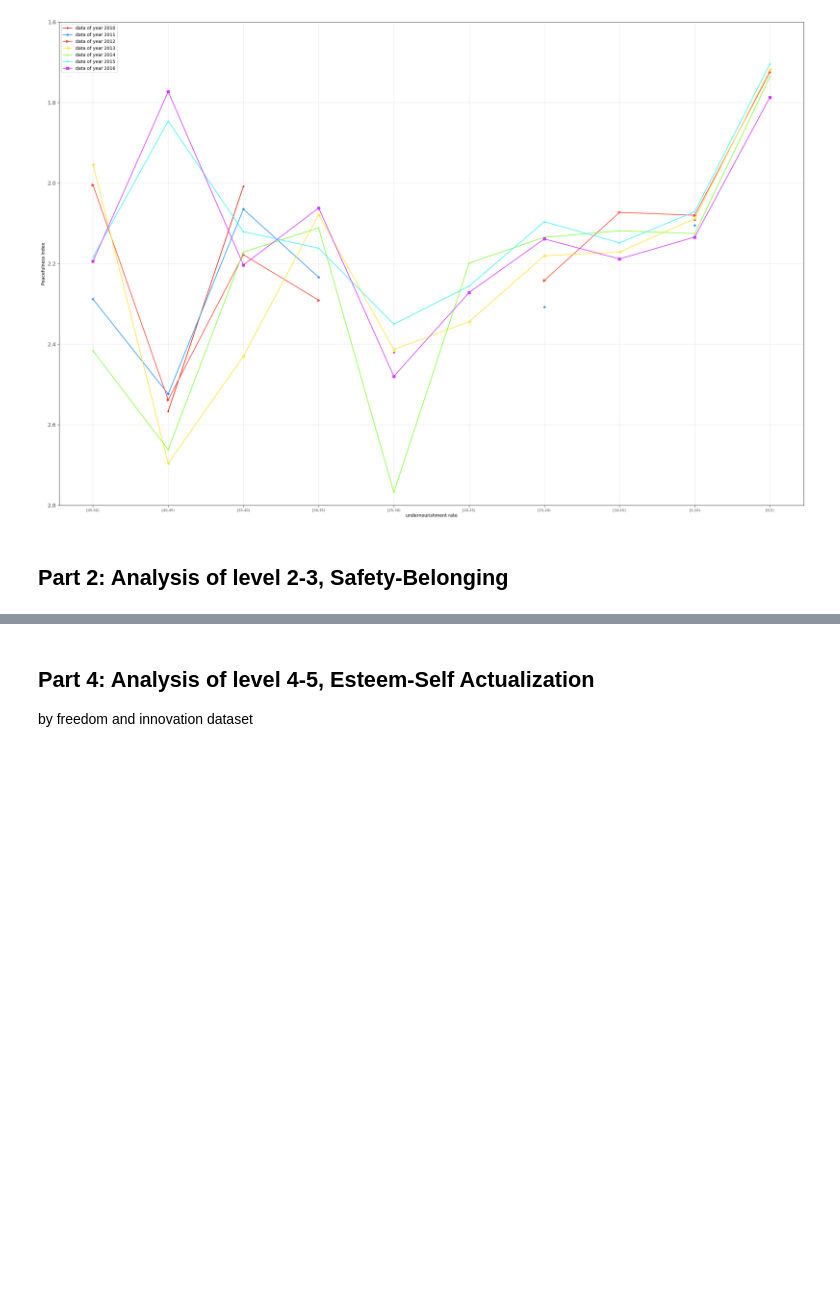
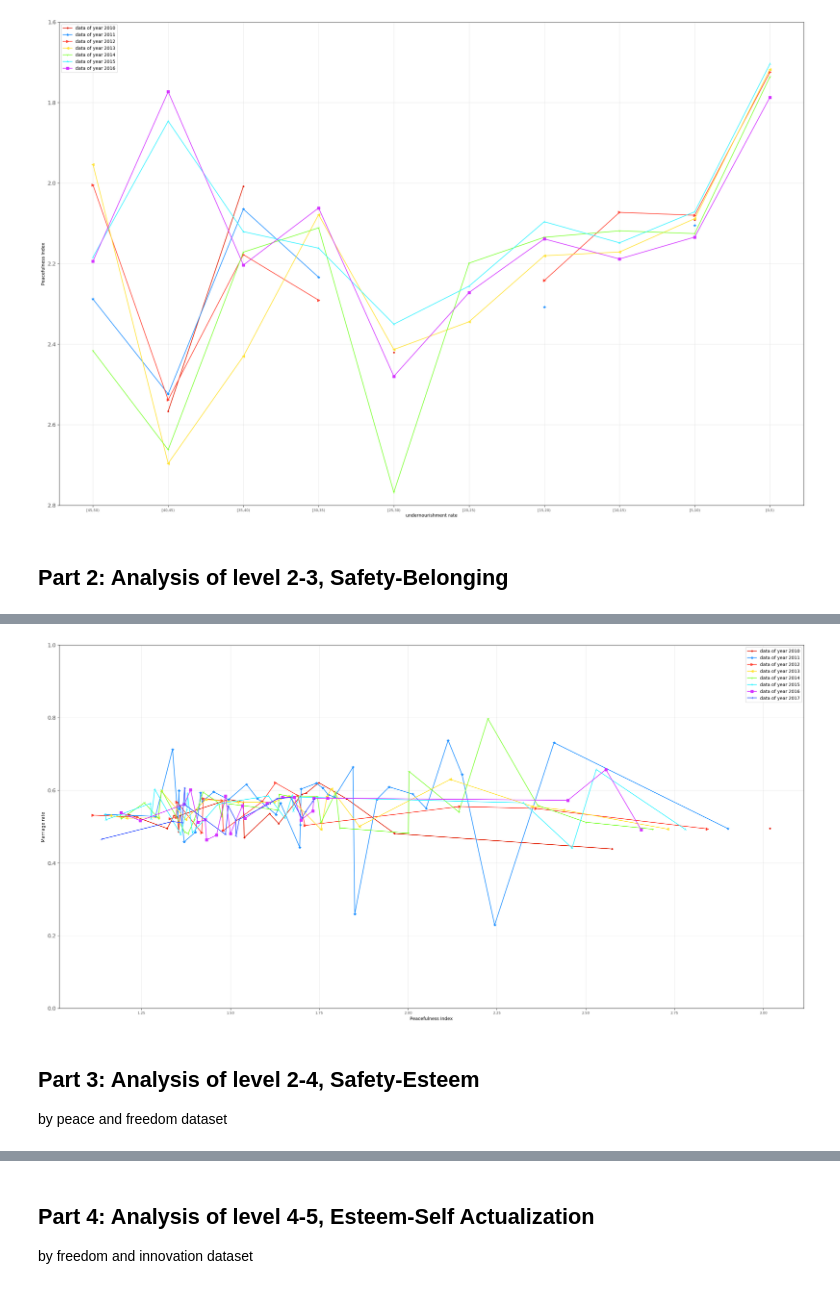
Before and after one commit to winwowin/Final_Project, a Jupyter notebook: 590PR_Final_WinYaoPhil.ipynb, the cells around one changed output, grey strips where cells are left out. Drawn from its saved outputs; the diff is of its cells as text; code cells hidden in the pictures; blank space fills up the shorter version.

```diff
--- a/590PR_Final_WinYaoPhil.ipynb
+++ b/590PR_Final_WinYaoPhil.ipynb
@@ -851,0 +548,18 @@ by married and freedom dataset
+# %%
+married = GET_DATA.marital()
+married = married.astype({"Year": int}, copy = False)
+def get_marriage_rate(married):
+    # percent_married = pd.DataFrame()
+    percent_married = []
+    for i in range(8):
+        total = married.loc[(married['Marital status']=='Total') & (married['Age']=='Total')].groupby(['Year', 'Country or Area'], as_index=False).sum()
+        single = married.loc[(married['Marital status']=='Single (never married)') & (married['Age']=='Total')].groupby(['Year', 'Country or Area'], as_index=False).sum()
+        single_pop = single[single['Year'] == 2010+i].groupby(['Year', 'Country or Area']).sum()['Value']
+        total_pop = total[total['Year'] == 2010+i].groupby(['Year', 'Country or Area']).sum()['Value']
+        df1 = (total_pop-single_pop)/total_pop
+        df = pd.concat([total_pop.to_frame().reset_index(), df1.to_frame().reset_index()['Value']],axis=1)
+        df.columns = ['Year','Country','Total_pop','Marriage_Rate']
+        percent_married.append(df)
+    return percent_married
+# %%
+percent_married = get_marriage_rate(married)
@@ -851,0 +596,27 @@ by married and freedom dataset
+# %%
+x_list_level2, y_list_level2 = Analysis_two_third_level(peace, percent_married)
+# %%
+%matplotlib inline
+import matplotlib.pyplot as plt
+def plot_level_2(x_list, y_list):
+    plt.figure(figsize = (30,15), dpi=100)
+    marker = ['.','*','>','<','1','2','s','3','4']
+    color = ['#E11B00', '#1E90FF','#FF4233','#FFE333','#7EFF33','#33F4FF','#D433FF','#3351FF','#D433FF']
+    pi_list = ['pi_2010','pi_2011','pi_2012','pi_2013','pi_2014','pi_2015','pi_2016','pi_2017','pi_2018']
+    for f in range(8):
+        plt.plot(x_list[f],y_list[f],label = 'data of year '+pi_list[f][-4:], marker = marker[f],color = color[f])
+    plt.xlabel('Peacefulness Index')
+    plt.ylabel('Marriage rate')
+    plt.ylim(0,1)
+    plt.xticks(fontsize = 8, horizontalalignment = 'center', alpha = .7)
+    plt.yticks(fontsize = 12, alpha = .7)
+    plt.grid(axis='both',alpha = .3)
+    plt.legend()
+    plt.show()
+# %%
+plot_level_2(x_list_level2, y_list_level2)
+# %% [output]
+[figure, added]
+# %% [markdown]
+## Part 3: Analysis of level 2-4, Safety-Esteem
+by peace and freedom dataset
```
Also changed, not shown: parts of 41 cells of this notebook, 4 other files.
